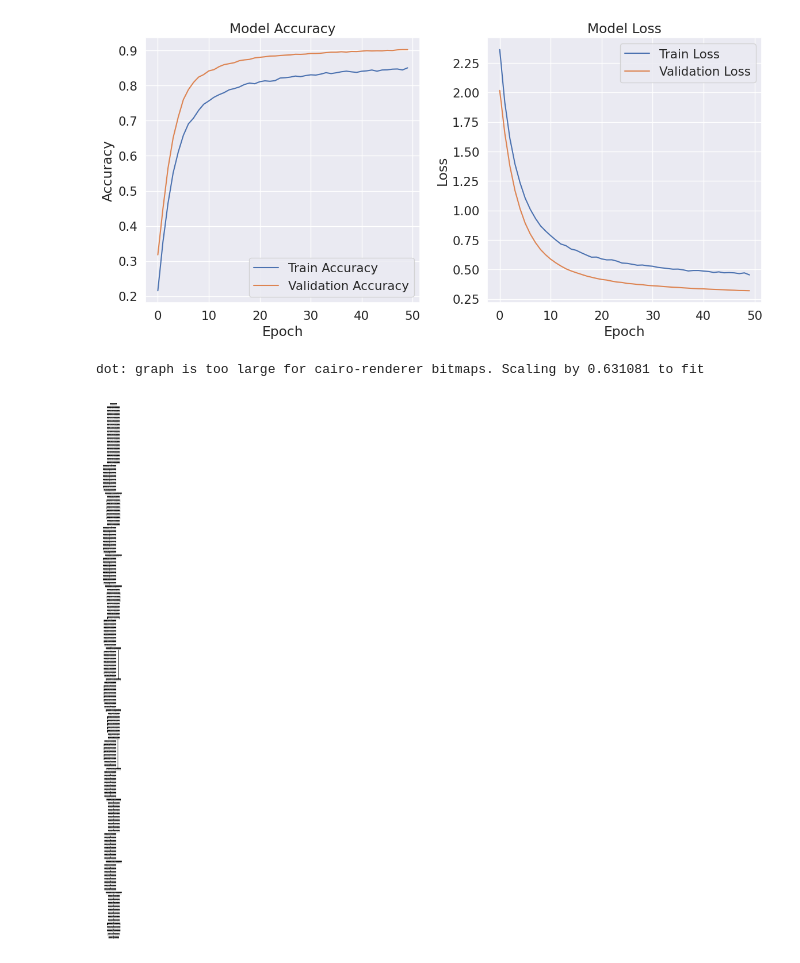
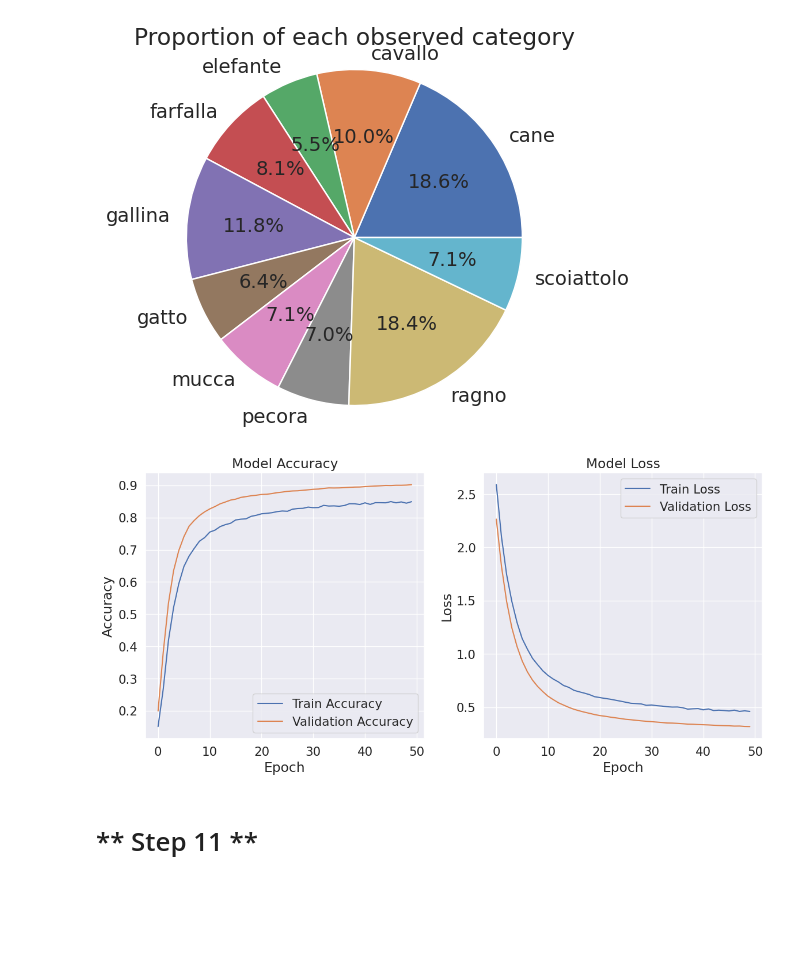
Before and after one commit to yazan225/ML_Proj, a Jupyter notebook: FinalMachineLearningProj.ipynb, the cells around one changed output. Cells and saved outputs as stored; diff of their text form; code cells hidden in the pictures; blank space fills up the shorter version.

```diff
--- a/FinalMachineLearningProj.ipynb
+++ b/FinalMachineLearningProj.ipynb
@@ -332,40 +313,34 @@ Test accuracy: 0.9022
+# %%
+# Step 10: Visualization
+plt.pie(train_counts, explode=(0, 0, 0, 0, 0, 0, 0, 0, 0, 0) , labels=class_names, autopct='%1.1f%%', textprops={'fontsize': 14})
+plt.axis('equal')
+plt.title('Proportion of each observed category')
+plt.show()
+# %% [output]
+[figure, added]
 # %%
-# Step 9: Visualize the Training History
+# Step 10: Visualize the Training History
 # Accuracy and Loss Plot
 plt.figure(figsize=(12, 6))
 plt.subplot(1, 2, 1)
 plt.plot(history.history['accuracy'], label='Train Accuracy')
 plt.plot(history.history['val_accuracy'], label='Validation Accuracy')
 plt.title('Model Accuracy')
 plt.xlabel('Epoch')
 plt.ylabel('Accuracy')
 plt.legend()
 
 plt.subplot(1, 2, 2)
 plt.plot(history.history['loss'], label='Train Loss')
 plt.plot(history.history['val_loss'], label='Validation Loss')
 plt.title('Model Loss')
 plt.xlabel('Epoch')
 plt.ylabel('Loss')
 plt.legend()
 
 plt.tight_layout()
 plt.show()
-
-
-
-
-# Step 11: Plot the Neural Network Architecture
-plot_model(model, to_file='model_architecture.png', show_shapes=True, show_layer_names=True)
-
-
-# Display the model architecture image
-img = plt.imread('model_architecture.png')
-plt.figure(figsize=(10, 10))
-plt.imshow(img)
-plt.axis('off')
-plt.show()
 # %% [output]
-[figure, old version]
+[figure, new version]
-dot: graph is too large for cairo-renderer bitmaps. Scaling by 0.631081 to fit
-[figure, removed]
+# %% [markdown]
+# ** Step 11 **
```
Also changed, not shown: parts of 29 cells of this notebook.
